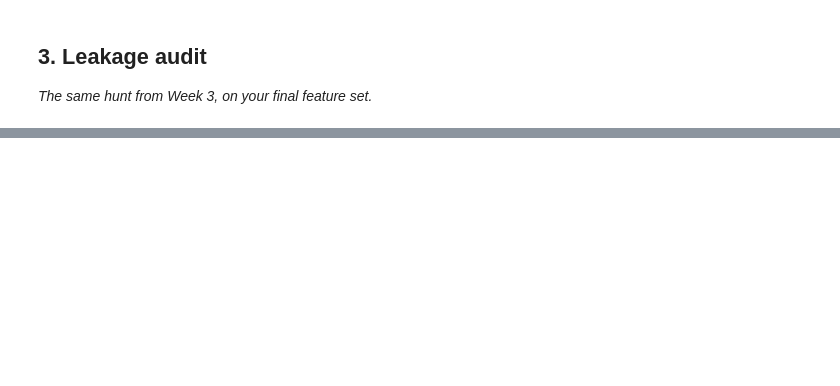
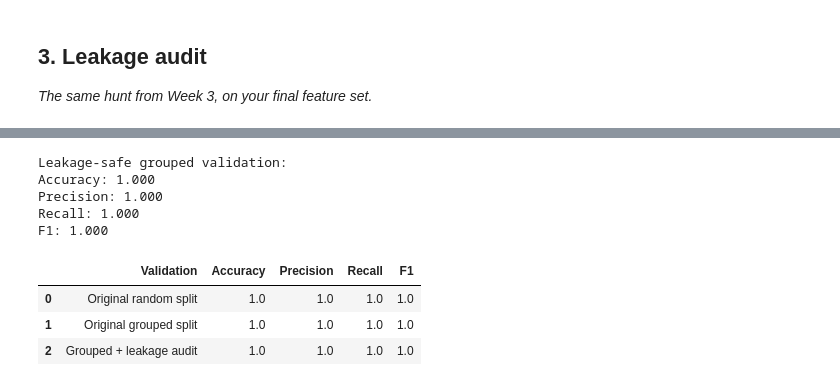
Before and after one commit to forhadmia231/flyrank-ml-internship, a Jupyter notebook: work/notebooks/w06_validation_audit.ipynb, the cells around one changed output, grey strips where cells are left out. Cells and saved outputs as stored; diff of their text form; code cells hidden in the pictures; blank space fills up the shorter version.

```diff
--- a/work/notebooks/w06_validation_audit.ipynb
+++ b/work/notebooks/w06_validation_audit.ipynb
@@ -46,0 +486,51 @@ Before you submit, confirm each line honestly:
+# %%
+safe_model = make_safe_model()
+
+safe_model.fit(X_train_safe, y_train_safe)
+
+pred_safe = safe_model.predict(X_test_safe)
+
+safe_results = {
+    "Accuracy": accuracy_score(y_test_safe, pred_safe),
+    "Precision": precision_score(
+        y_test_safe, pred_safe, zero_division=0
+    ),
+    "Recall": recall_score(
+        y_test_safe, pred_safe, zero_division=0
+    ),
+    "F1": f1_score(
+        y_test_safe, pred_safe, zero_division=0
+    )
+}
+
+print("Leakage-safe grouped validation:")
+for metric, value in safe_results.items():
+    print(f"{metric}: {value:.3f}")
+# %% [output]
+Leakage-safe grouped validation:
+Accuracy: 1.000
+Precision: 1.000
+Recall: 1.000
+F1: 1.000
+# %%
+audit_comparison = pd.DataFrame([
+    {
+        "Validation": "Original random split",
+        **random_results
+    },
+    {
+        "Validation": "Original grouped split",
+        **grouped_results
+    },
+    {
+        "Validation": "Grouped + leakage audit",
+        **safe_results
+    }
+])
+
+display(audit_comparison.round(3))
+# %% [output]
+|  | Validation | Accuracy | Precision | Recall | F1 |
+| 0 | Original random split | 1.0 | 1.0 | 1.0 | 1.0 |
+| 1 | Original grouped split | 1.0 | 1.0 | 1.0 | 1.0 |
+| 2 | Grouped + leakage audit | 1.0 | 1.0 | 1.0 | 1.0 |
```
Also changed, not shown: parts of 29 cells of this notebook.
